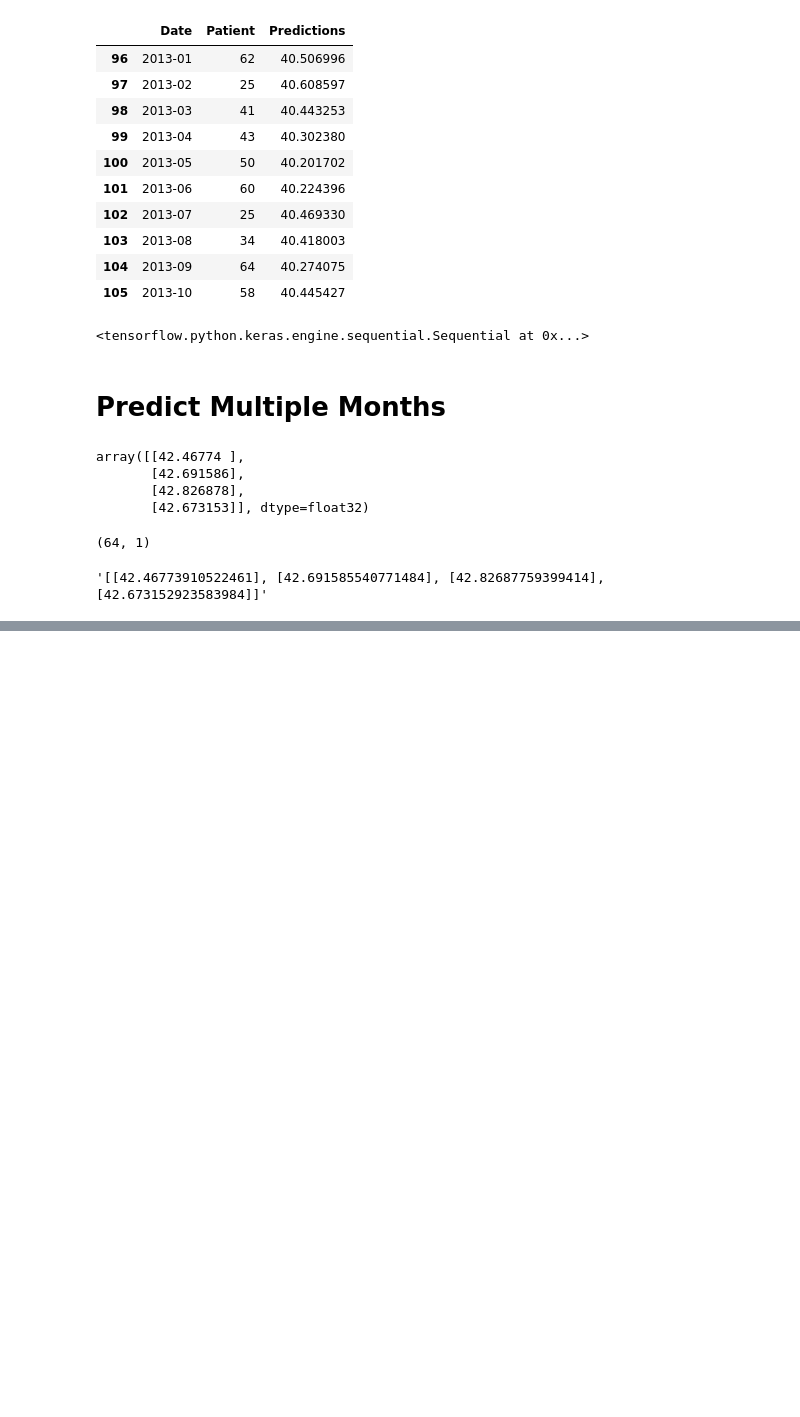
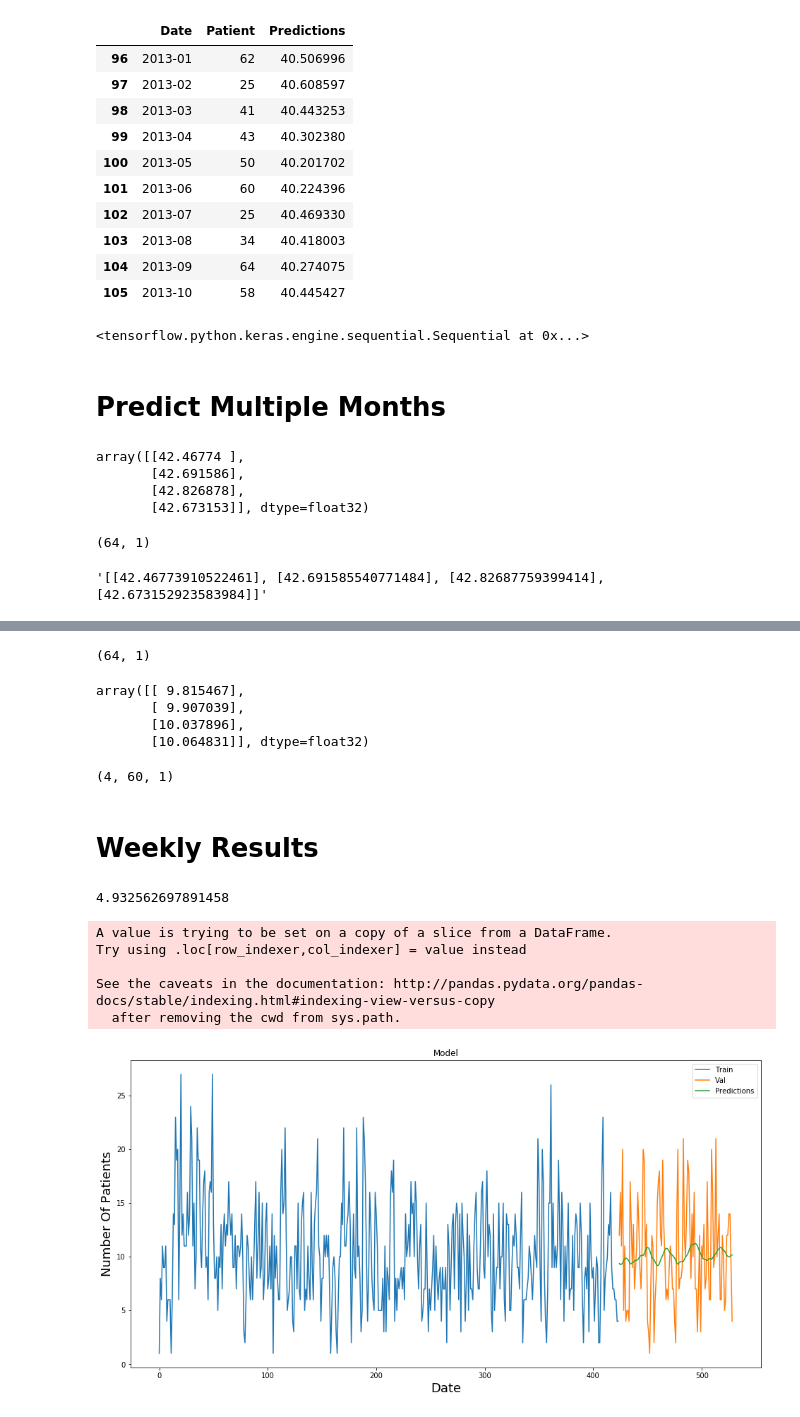
Before and after one commit to muwongeemmanuel/seemlos, a Jupyter notebook: Model/LOS_Encounter.ipynb, the cells around one changed output, grey strips where cells are left out. Cells and saved outputs as stored; diff of their text form; code cells hidden in the pictures; blank space fills up the shorter version.

```diff
--- a/Model/LOS_Encounter.ipynb
+++ b/Model/LOS_Encounter.ipynb
@@ -763,0 +895,7 @@ json_str
+# %%
+#setting index
+weekly_new_data.index = weekly_new_data.Date
+weekly_new_data.drop('Date', axis=1, inplace=True)
+# weekly_new_data
+weekly_new_data.to_csv(r'..\Datasets\Encounter\Cleaned\weeklyEncounter.csv')
+weekly_new_data.head(10)
@@ -763,0 +983,69 @@ json_str
+# %%
+# #Test data set
+# weekly_test_data = weekly_scaled_data[weekly_training_data_len - 60: , : ]
+#Test data set on tomorrow
+weekly_test_data = weekly_scaled_data[weekly_training_data_len-4 - 60: , : ]
+#Create the x_test and y_test data sets
+x_test = []
+y_test =  weekly_dataset[weekly_training_data_len : , : ]
+#Get all of the rows from index 1603 to the rest and all of the columns (in this case it's only column 'Close'), so 2003 - 1603 = 400 rows of data
+for i in range(60,len(weekly_test_data)):
+    x_test.append(weekly_test_data[i-60:i,0])
+#Convert x_test to a numpy array
+x_test = np.array(x_test)
+#Reshape the data into the shape accepted by the LSTM
+x_test = np.reshape(x_test, (x_test.shape[0],x_test.shape[1],1))
+#Getting the models predicted price values
+predictions = weekly_model.predict(x_test)
+#Undo scaling
+predictions = scaler.inverse_transform(predictions)
+# %%
+weekly_test_data.shape
+# %% [output]
+(64, 1)
+# %%
+predictions
+# %% [output]
+array([[ 9.815467],
+       [ 9.907039],
+       [10.037896],
+       [10.064831]], dtype=float32)
+# %%
+x_test.shape
+# %% [output]
+(4, 60, 1)
+# %% [markdown]
+# Weekly Results
+# %%
+#Calculate/Get the value of RMSE
+rmse=np.sqrt(np.mean(((predictions- y_test)**2)))
+rmse
+#OR
+# rms=np.sqrt(np.mean(np.power((valid-patients_no),2)))
+# rms
+# %% [output]
+4.932562697891458
+# %%
+#Plot/Create the data for the graph
+train = weekly_new_data[:weekly_training_data_len]
+valid = weekly_new_data[weekly_training_data_len:]
+valid['Predictions'] = predictions
+train = train.reset_index()
+valid = valid.reset_index()
+valid.index += weekly_training_data_len
+#Visualize the data
+pyplot.figure(figsize=(16,8))
+pyplot.title('Model')
+pyplot.xlabel('Date', fontsize=18)
+pyplot.ylabel('Number Of Patients', fontsize=18)
+pyplot.plot(train['Patient'])
+pyplot.plot(valid[['Patient', 'Predictions']])
+pyplot.legend(['Train', 'Val', 'Predictions'], loc='upper right')
+pyplot.show()
+# %% [output]
+A value is trying to be set on a copy of a slice from a DataFrame.
+Try using .loc[row_indexer,col_indexer] = value instead
+
+See the caveats in the documentation: http://pandas.pydata.org/pandas-docs/stable/indexing.html#indexing-view-versus-copy
+  after removing the cwd from sys.path.
+[figure, added]
```
Also changed, not shown: parts of 24 cells of this notebook, 4 other files.
